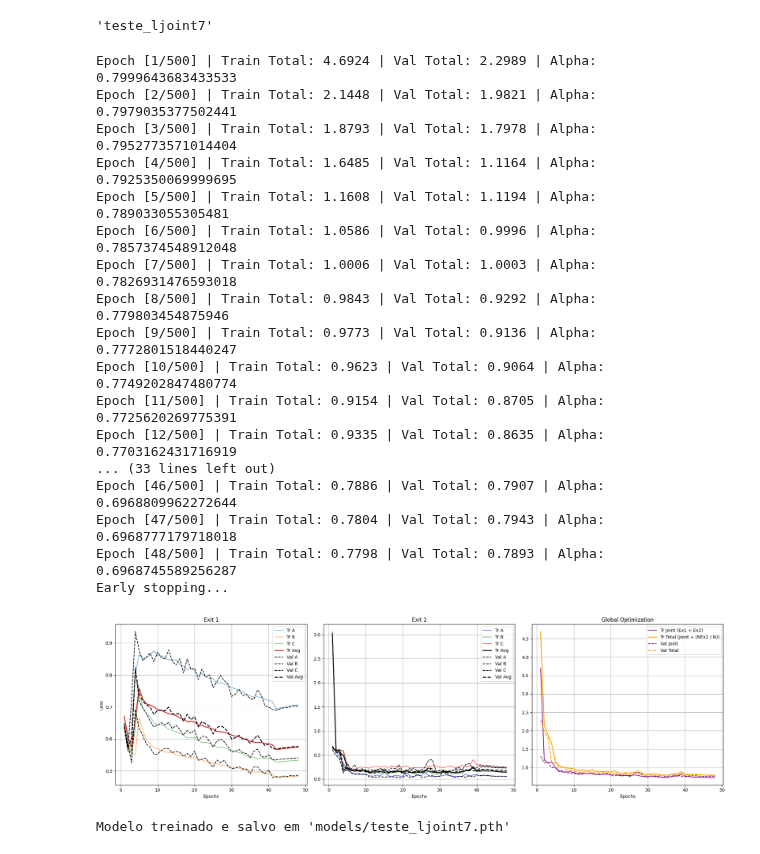
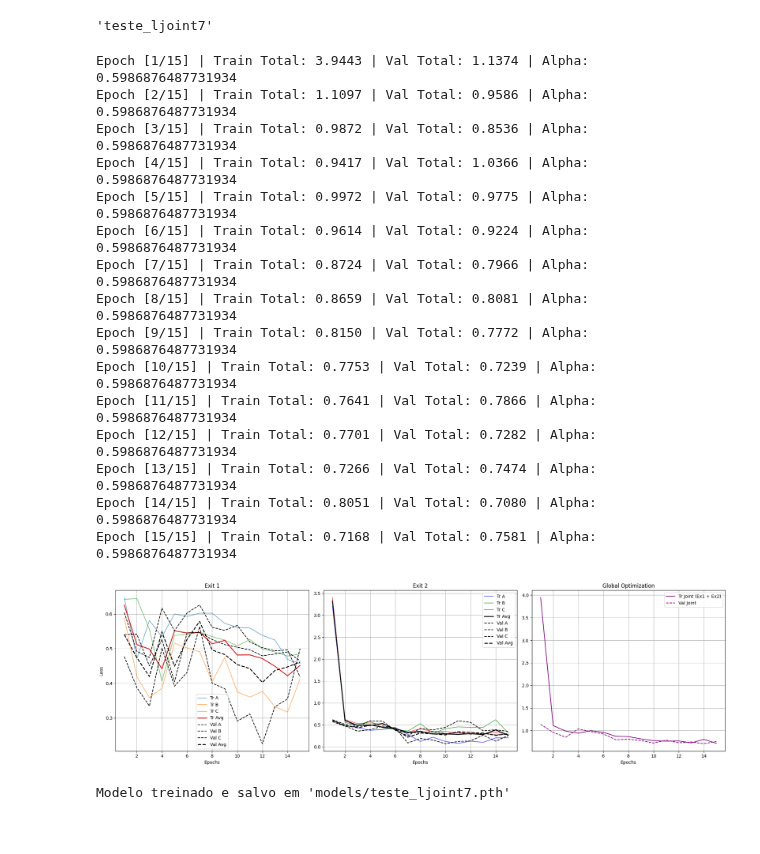
Before and after one commit to LucasSotomaiorAPereira/pibic-25-26, a Jupyter notebook: versao_artigo/main.ipynb, the cells around one changed output. Drawn from its saved outputs; the diff is of its cells as text; code cells hidden in the pictures.

```diff
--- a/versao_artigo/main.ipynb
+++ b/versao_artigo/main.ipynb
@@ -48,7 +102,7 @@ class IDSBranchyNet(nn.Module):
     def __init__(self, input_dim=INPUT_DIM, num_classes=2):
         super(IDSBranchyNet, self).__init__()
 
-        self.alpha = nn.Parameter(torch.tensor([1.4]))
+        self.alpha = nn.Parameter(torch.tensor([0.4]))
 
         self.shared_layers = nn.Sequential(
             nn.Linear(input_dim, input_dim * 2),
@@ -551,38 +605,36 @@ modelname
 # %% [output]
 'teste_ljoint7'
 # %%
-epochs = 500
+epochs = 15
 
 limiar = train_model(
     model,
     train_loaders,
     val_loaders,
     epochs,
     lr=0.01,
     lr_alpha=0.001,
     device=device
 )
 torch.save(model.state_dict(), f'models/{modelname}.pth')
 print(f"\nModelo treinado e salvo em 'models/{modelname}.pth'")
 # %% [output]
-Epoch [1/500] | Train Total: 4.6924 | Val Total: 2.2989 | Alpha: 0.7999643683433533
-Epoch [2/500] | Train Total: 2.1448 | Val Total: 1.9821 | Alpha: 0.7979035377502441
-Epoch [3/500] | Train Total: 1.8793 | Val Total: 1.7978 | Alpha: 0.7952773571014404
-Epoch [4/500] | Train Total: 1.6485 | Val Total: 1.1164 | Alpha: 0.7925350069999695
-Epoch [5/500] | Train Total: 1.1608 | Val Total: 1.1194 | Alpha: 0.789033055305481
-Epoch [6/500] | Train Total: 1.0586 | Val Total: 0.9996 | Alpha: 0.7857374548912048
-Epoch [7/500] | Train Total: 1.0006 | Val Total: 1.0003 | Alpha: 0.7826931476593018
-Epoch [8/500] | Train Total: 0.9843 | Val Total: 0.9292 | Alpha: 0.779803454875946
-Epoch [9/500] | Train Total: 0.9773 | Val Total: 0.9136 | Alpha: 0.7772801518440247
-Epoch [10/500] | Train Total: 0.9623 | Val Total: 0.9064 | Alpha: 0.7749202847480774
-Epoch [11/500] | Train Total: 0.9154 | Val Total: 0.8705 | Alpha: 0.7725620269775391
-Epoch [12/500] | Train Total: 0.9335 | Val Total: 0.8635 | Alpha: 0.7703162431716919
-... (33 lines left out)
-Epoch [46/500] | Train Total: 0.7886 | Val Total: 0.7907 | Alpha: 0.6968809962272644
-Epoch [47/500] | Train Total: 0.7804 | Val Total: 0.7943 | Alpha: 0.6968777179718018
-Epoch [48/500] | Train Total: 0.7798 | Val Total: 0.7893 | Alpha: 0.6968745589256287
-Early stopping...
+Epoch [1/15] | Train Total: 3.9443 | Val Total: 1.1374 | Alpha: 0.5986876487731934
+Epoch [2/15] | Train Total: 1.1097 | Val Total: 0.9586 | Alpha: 0.5986876487731934
+Epoch [3/15] | Train Total: 0.9872 | Val Total: 0.8536 | Alpha: 0.5986876487731934
+Epoch [4/15] | Train Total: 0.9417 | Val Total: 1.0366 | Alpha: 0.5986876487731934
+Epoch [5/15] | Train Total: 0.9972 | Val Total: 0.9775 | Alpha: 0.5986876487731934
+Epoch [6/15] | Train Total: 0.9614 | Val Total: 0.9224 | Alpha: 0.5986876487731934
+Epoch [7/15] | Train Total: 0.8724 | Val Total: 0.7966 | Alpha: 0.5986876487731934
+Epoch [8/15] | Train Total: 0.8659 | Val Total: 0.8081 | Alpha: 0.5986876487731934
+Epoch [9/15] | Train Total: 0.8150 | Val Total: 0.7772 | Alpha: 0.5986876487731934
+Epoch [10/15] | Train Total: 0.7753 | Val Total: 0.7239 | Alpha: 0.5986876487731934
+Epoch [11/15] | Train Total: 0.7641 | Val Total: 0.7866 | Alpha: 0.5986876487731934
+Epoch [12/15] | Train Total: 0.7701 | Val Total: 0.7282 | Alpha: 0.5986876487731934
+Epoch [13/15] | Train Total: 0.7266 | Val Total: 0.7474 | Alpha: 0.5986876487731934
+Epoch [14/15] | Train Total: 0.8051 | Val Total: 0.7080 | Alpha: 0.5986876487731934
+Epoch [15/15] | Train Total: 0.7168 | Val Total: 0.7581 | Alpha: 0.5986876487731934
-[figure, old version]
+[figure, new version]
 Modelo treinado e salvo em 'models/teste_ljoint7.pth'
 # %%
 model.load_state_dict(torch.load(f'models/{modelname}.pth'))
```
Also changed, not shown: parts of 5 cells of this notebook, 1 other file.
